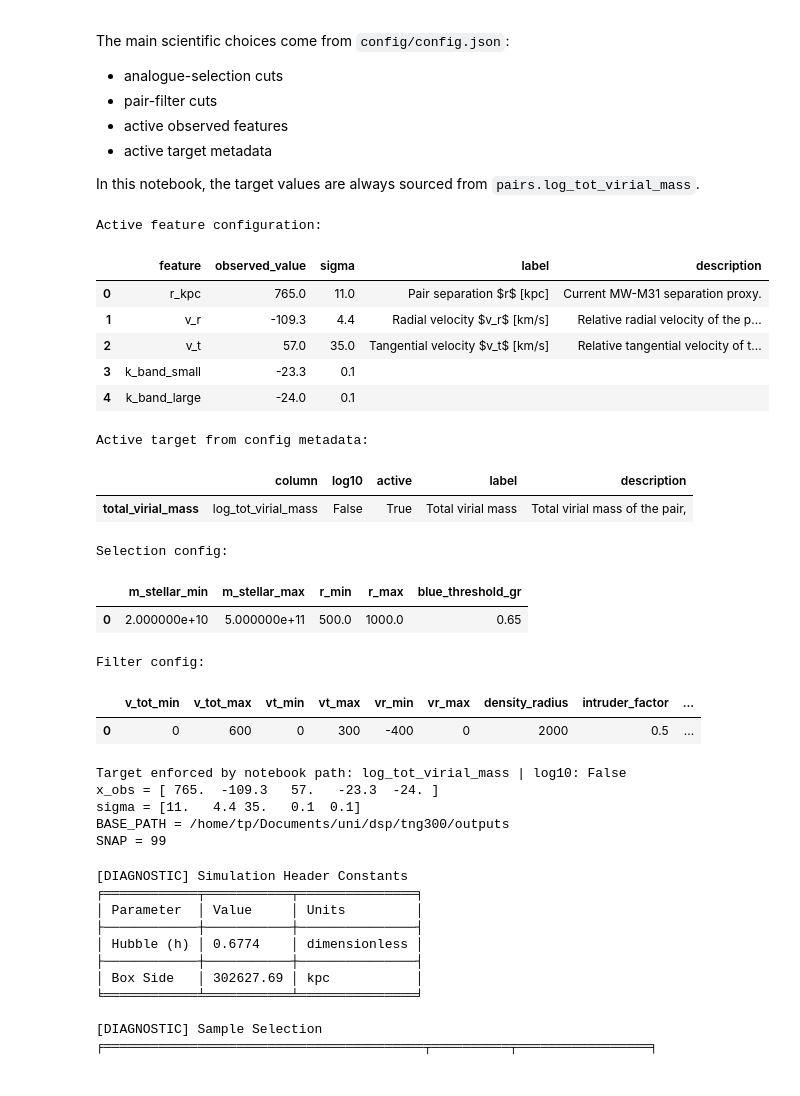
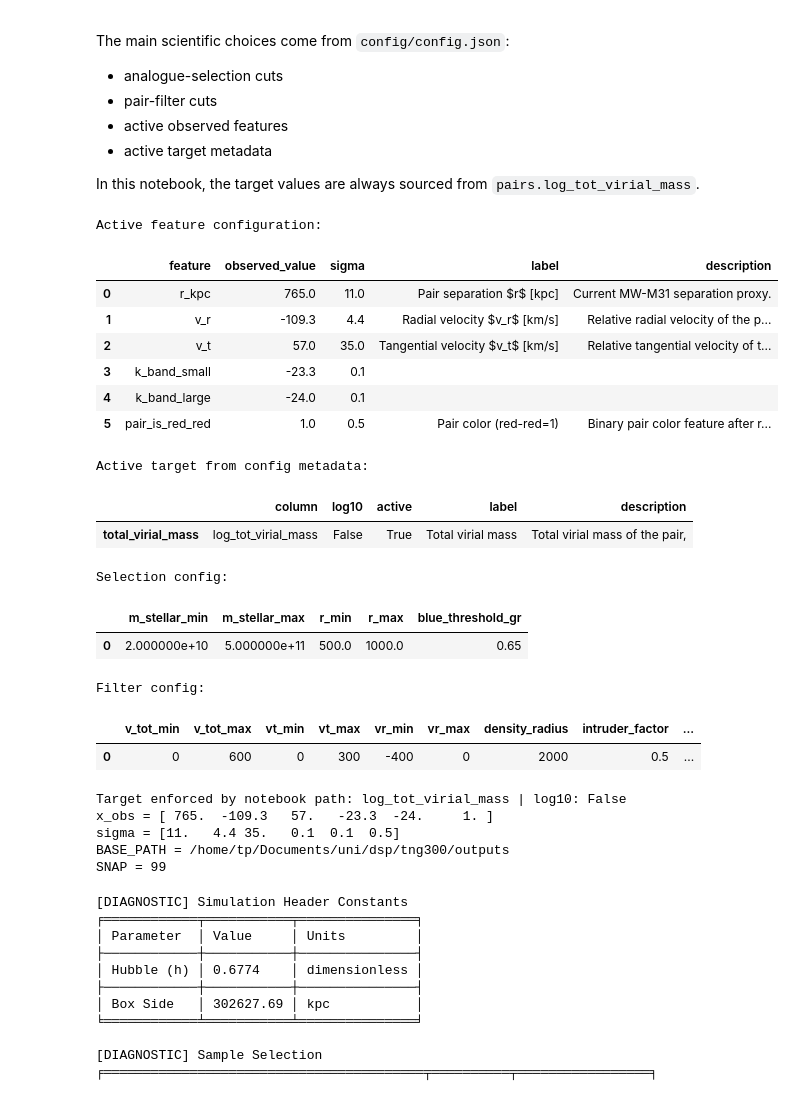
Before and after one commit to topesonen/dsp-cosmology, a Jupyter notebook: notebooks/run_simulations.ipynb, the cells around one changed output. Drawn from its saved outputs; the diff is of its cells as text; code cells hidden in the pictures.

```diff
--- a/notebooks/run_simulations.ipynb
+++ b/notebooks/run_simulations.ipynb
@@ -126,19 +126,30 @@ ABC_KERNEL_BANDWIDTH = 1.0
 GMM_COMPONENTS = "bic"
 GMM_RANDOM_STATE = 42
 
+'''
+{'density_model': 'maf',
+ 'hidden_features': 128,
+ 'num_transforms': 4,
+ 'training_batch_size': 256,
+ 'learning_rate': 0.0003039606114252441,
+ 'validation_fraction': 0.10128603282380315,
+ 'stop_after_epochs': 30}
+'''
 SBI_CONFIG = {
-    "density_model": "nsf",
-    "hidden_features": 32,
+    "density_model": "maf",
+    "hidden_features": 128,
     "num_transforms": 4,
     "training_batch_size": 256,
-    "learning_rate": 5e-4,
+    "learning_rate": 3e-4,
     "validation_fraction": 0.1,
     "calibration_fraction": 0.2,
-    "stop_after_epochs": 20,
+    "stop_after_epochs": 30,
     "max_num_epochs": 300,
     "random_state": 42,
     "show_train_summary": False,
 }
+
+
 
 DIAG_TEST_FRACTION = 0.25
 DIAG_RANDOM_STATE = 42
@@ -164,33 +175,34 @@ feature_df = pd.DataFrame([
         "observed_value": FEATURE_INFO[name]["obs"],
         "sigma": FEATURE_INFO[name]["sigma"],
         "label": FEATURE_INFO[name].get("label", name),
         "description": FEATURE_INFO[name].get("description", ""),
     }
     for name in ACTIVE_FEATURES
 ])
 
 print("Active feature configuration:")
 display(feature_df)
 print("Active target from config metadata:")
 display(config_loader.show_active_target())
 print("Selection config:")
 display(pd.DataFrame([analysis_config.selection]))
 print("Filter config:")
 display(pd.DataFrame([analysis_config.filter]))
 
 print("Target enforced by notebook path:", TARGET, "| log10:", TARGET_LOG10)
 print("x_obs =", x_obs)
 print("sigma =", sigma)
 print("BASE_PATH =", BASE_PATH)
 print("SNAP =", SNAP)
 # %% [output]
 Active feature configuration:
 |  | feature | observed_value | sigma | label | description |
 | 0 | r_kpc | 765.0 | 11.0 | Pair separation $r$ [kpc] | Current MW-M31 separation proxy. |
 | 1 | v_r | -109.3 | 4.4 | Radial velocity $v_r$ [km/s] | Relative radial velocity of the p... |
 | 2 | v_t | 57.0 | 35.0 | Tangential velocity $v_t$ [km/s] | Relative tangential velocity of t... |
 | 3 | k_band_small | -23.3 | 0.1 |  |  |
 | 4 | k_band_large | -24.0 | 0.1 |  |  |
+| 5 | pair_is_red_red | 1.0 | 0.5 | Pair color (red-red=1) | Binary pair color feature after r... |
 Active target from config metadata:
 |  | column | log10 | active | label | description |
 | total_virial_mass | log_tot_virial_mass | False | True | Total virial mass | Total virial mass of the pair, |
@@ -201,8 +213,8 @@ Filter config:
 |  | v_tot_min | v_tot_max | vt_min | vt_max | vr_min | vr_max | density_radius | intruder_factor | ... |
 | 0 | 0 | 600 | 0 | 300 | -400 | 0 | 2000 | 0.5 | ... |
 Target enforced by notebook path: log_tot_virial_mass | log10: False
-x_obs = [ 765.  -109.3   57.   -23.3  -24. ]
-sigma = [11.   4.4 35.   0.1  0.1]
+x_obs = [ 765.  -109.3   57.   -23.3  -24.     1. ]
+sigma = [11.   4.4 35.   0.1  0.1  0.5]
 BASE_PATH = /home/tp/Documents/uni/dsp/tng300/outputs
 SNAP = 99
 # %%
```
Also changed, not shown: parts of 10 cells of this notebook.
